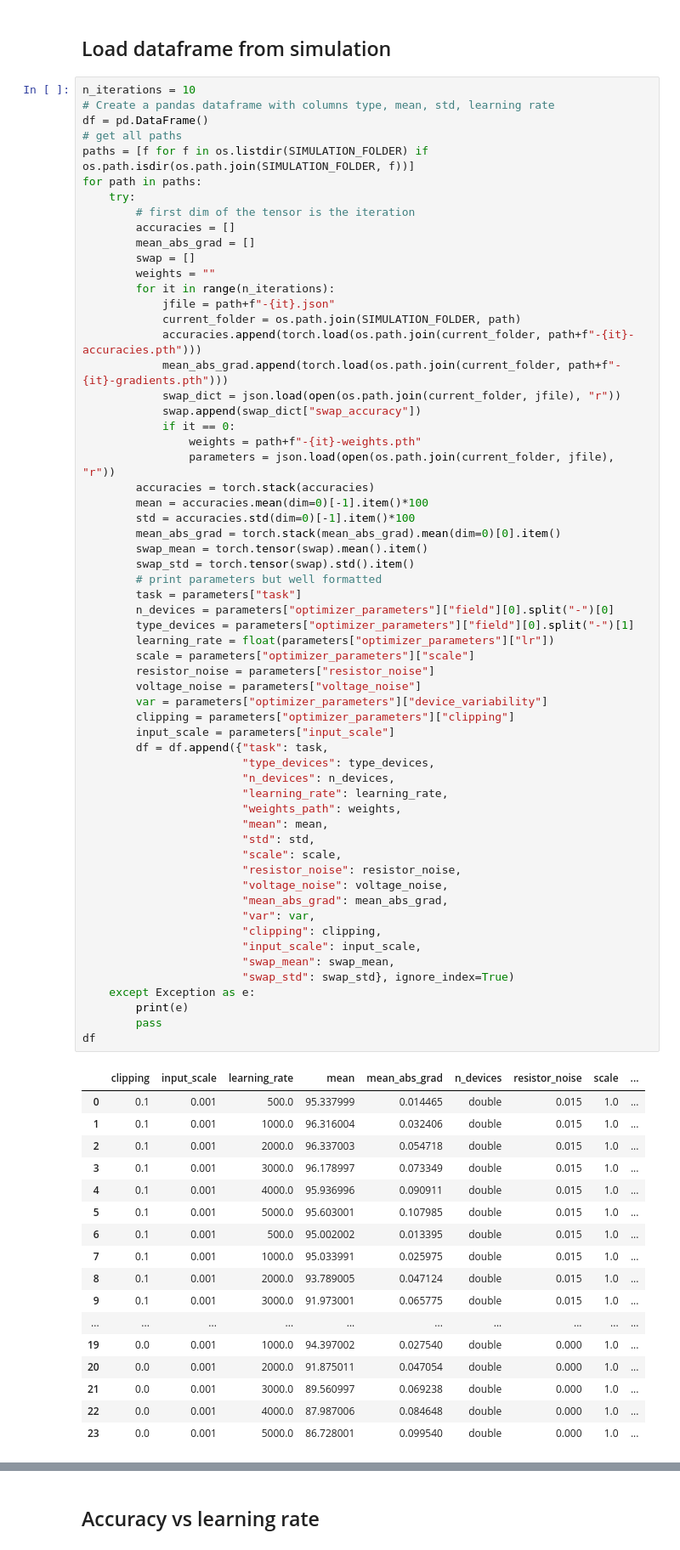
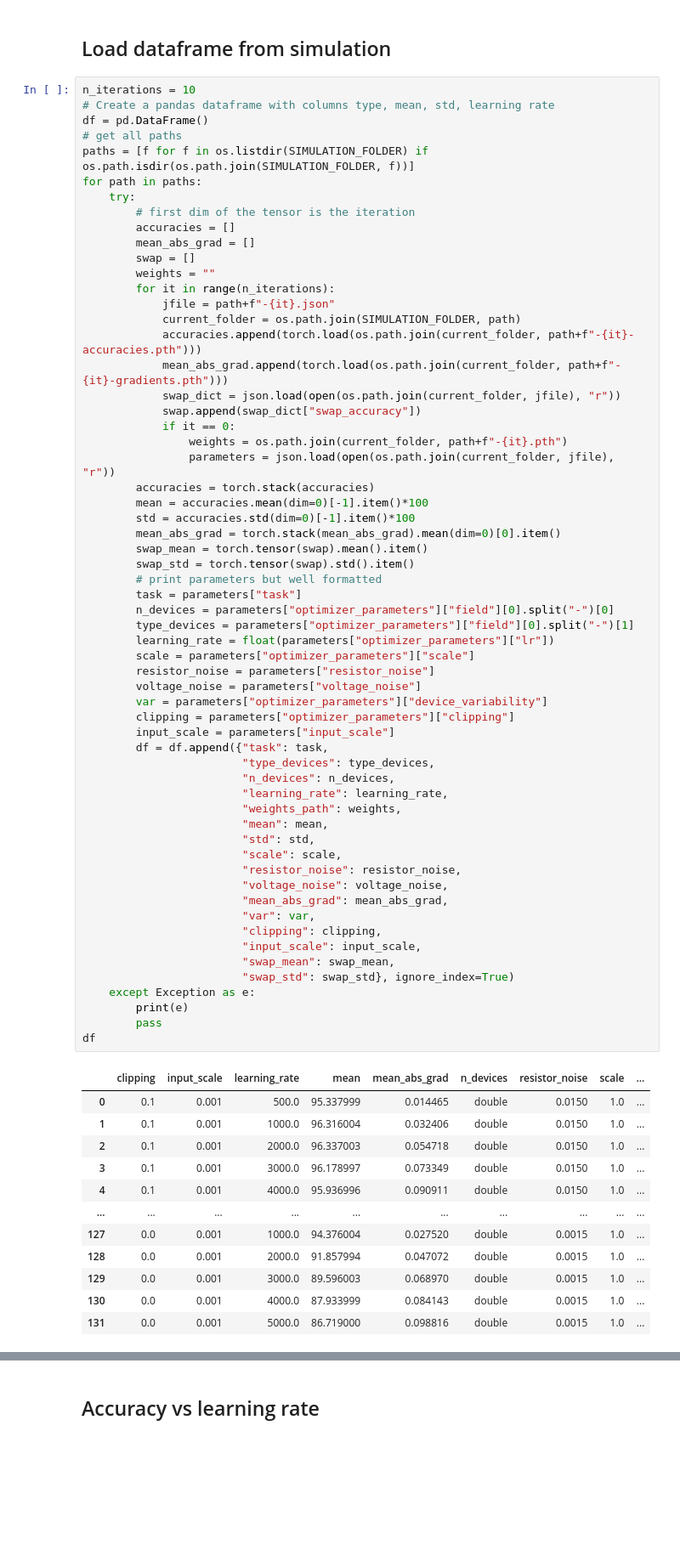
Before and after one commit to kellian-cottart/magnetoionic-simulations, a Jupyter notebook: magnetoionic-figures.ipynb, the cells around one changed output, grey strips where cells are left out. Shown at 85% size. Saved outputs shown, nothing was run; the diff lists cells and outputs as text; blank space fills up the shorter version.

```diff
--- a/magnetoionic-figures.ipynb
+++ b/magnetoionic-figures.ipynb
@@ -69,7 +69,7 @@ for path in paths:
             swap_dict = json.load(open(os.path.join(current_folder, jfile), "r"))
             swap.append(swap_dict["swap_accuracy"])
             if it == 0:
-                weights = path+f"-{it}-weights.pth"
+                weights = os.path.join(current_folder, path+f"-{it}.pth")
                 parameters = json.load(open(os.path.join(current_folder, jfile), "r"))
         accuracies = torch.stack(accuracies)
         mean = accuracies.mean(dim=0)[-1].item()*100
@@ -83,46 +83,41 @@ for path in paths:
         type_devices = parameters["optimizer_parameters"]["field"][0].split("-")[1]
         learning_rate = float(parameters["optimizer_parameters"]["lr"])
         scale = parameters["optimizer_parameters"]["scale"]
         resistor_noise = parameters["resistor_noise"]
         voltage_noise = parameters["voltage_noise"]
         var = parameters["optimizer_parameters"]["device_variability"]
         clipping = parameters["optimizer_parameters"]["clipping"]
         input_scale = parameters["input_scale"]
         df = df.append({"task": task,
                         "type_devices": type_devices,
                         "n_devices": n_devices,
                         "learning_rate": learning_rate,
                         "weights_path": weights,
                         "mean": mean,
                         "std": std,
                         "scale": scale,
                         "resistor_noise": resistor_noise,
                         "voltage_noise": voltage_noise,
                         "mean_abs_grad": mean_abs_grad,
                         "var": var,
                         "clipping": clipping,
                         "input_scale": input_scale,
                         "swap_mean": swap_mean,
                         "swap_std": swap_std}, ignore_index=True)
     except Exception as e:
         print(e)
         pass
 df
 # %% [output]
 |  | clipping | input_scale | learning_rate | mean | mean_abs_grad | n_devices | resistor_noise | scale | ... |
-| 0 | 0.1 | 0.001 | 500.0 | 95.337999 | 0.014465 | double | 0.015 | 1.0 | ... |
-| 1 | 0.1 | 0.001 | 1000.0 | 96.316004 | 0.032406 | double | 0.015 | 1.0 | ... |
-| 2 | 0.1 | 0.001 | 2000.0 | 96.337003 | 0.054718 | double | 0.015 | 1.0 | ... |
-| 3 | 0.1 | 0.001 | 3000.0 | 96.178997 | 0.073349 | double | 0.015 | 1.0 | ... |
-| 4 | 0.1 | 0.001 | 4000.0 | 95.936996 | 0.090911 | double | 0.015 | 1.0 | ... |
-| 5 | 0.1 | 0.001 | 5000.0 | 95.603001 | 0.107985 | double | 0.015 | 1.0 | ... |
-| 6 | 0.1 | 0.001 | 500.0 | 95.002002 | 0.013395 | double | 0.015 | 1.0 | ... |
-| 7 | 0.1 | 0.001 | 1000.0 | 95.033991 | 0.025975 | double | 0.015 | 1.0 | ... |
-| 8 | 0.1 | 0.001 | 2000.0 | 93.789005 | 0.047124 | double | 0.015 | 1.0 | ... |
-| 9 | 0.1 | 0.001 | 3000.0 | 91.973001 | 0.065775 | double | 0.015 | 1.0 | ... |
+| 0 | 0.1 | 0.001 | 500.0 | 95.337999 | 0.014465 | double | 0.0150 | 1.0 | ... |
+| 1 | 0.1 | 0.001 | 1000.0 | 96.316004 | 0.032406 | double | 0.0150 | 1.0 | ... |
+| 2 | 0.1 | 0.001 | 2000.0 | 96.337003 | 0.054718 | double | 0.0150 | 1.0 | ... |
+| 3 | 0.1 | 0.001 | 3000.0 | 96.178997 | 0.073349 | double | 0.0150 | 1.0 | ... |
+| 4 | 0.1 | 0.001 | 4000.0 | 95.936996 | 0.090911 | double | 0.0150 | 1.0 | ... |
 | ... | ... | ... | ... | ... | ... | ... | ... | ... | ... |
-| 19 | 0.0 | 0.001 | 1000.0 | 94.397002 | 0.027540 | double | 0.000 | 1.0 | ... |
-| 20 | 0.0 | 0.001 | 2000.0 | 91.875011 | 0.047054 | double | 0.000 | 1.0 | ... |
-| 21 | 0.0 | 0.001 | 3000.0 | 89.560997 | 0.069238 | double | 0.000 | 1.0 | ... |
-| 22 | 0.0 | 0.001 | 4000.0 | 87.987006 | 0.084648 | double | 0.000 | 1.0 | ... |
-| 23 | 0.0 | 0.001 | 5000.0 | 86.728001 | 0.099540 | double | 0.000 | 1.0 | ... |
+| 127 | 0.0 | 0.001 | 1000.0 | 94.376004 | 0.027520 | double | 0.0015 | 1.0 | ... |
+| 128 | 0.0 | 0.001 | 2000.0 | 91.857994 | 0.047072 | double | 0.0015 | 1.0 | ... |
+| 129 | 0.0 | 0.001 | 3000.0 | 89.596003 | 0.068970 | double | 0.0015 | 1.0 | ... |
+| 130 | 0.0 | 0.001 | 4000.0 | 87.933999 | 0.084143 | double | 0.0015 | 1.0 | ... |
+| 131 | 0.0 | 0.001 | 5000.0 | 86.719000 | 0.098816 | double | 0.0015 | 1.0 | ... |
```
Also changed, not shown: parts of 18 cells of this notebook, 4 other files.
